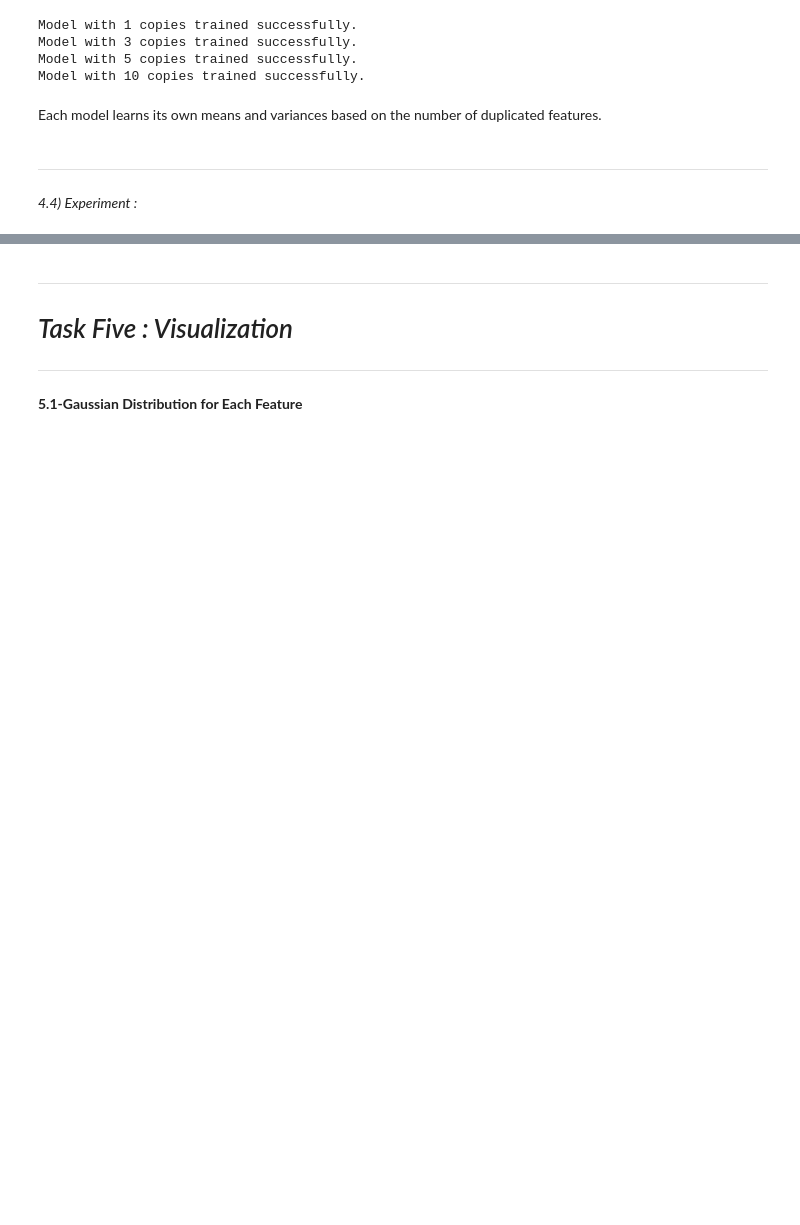
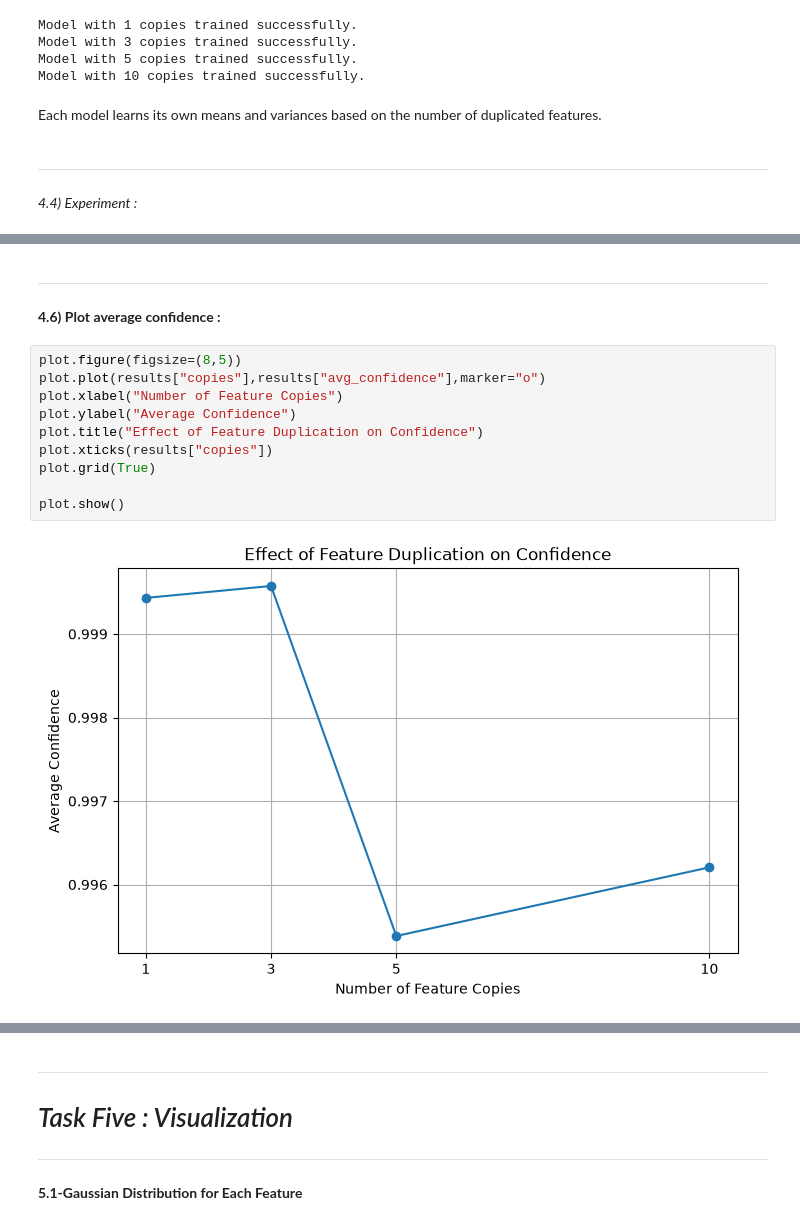
Before and after one commit to naglaamohamed1486-droid/Cola_machine, a Jupyter notebook: GNB_20240626_20242100.ipynb, the cells around one changed output, grey strips where cells are left out. Cells and saved outputs as stored; diff of their text form; blank space fills up the shorter version.

```diff
--- a/GNB_20240626_20242100.ipynb
+++ b/GNB_20240626_20242100.ipynb
@@ -576,0 +664,15 @@ print(results)
+# %% [markdown]
+---
+**4.6) Plot average confidence :**
+# %%
+plot.figure(figsize=(8,5))
+plot.plot(results["copies"],results["avg_confidence"],marker="o")
+plot.xlabel("Number of Feature Copies")
+plot.ylabel("Average Confidence")
+plot.title("Effect of Feature Duplication on Confidence")
+plot.xticks(results["copies"])
+plot.grid(True)
+
+plot.show()
+# %% [output]
+[figure, added]
```
Also changed, not shown: parts of 41 cells of this notebook.
